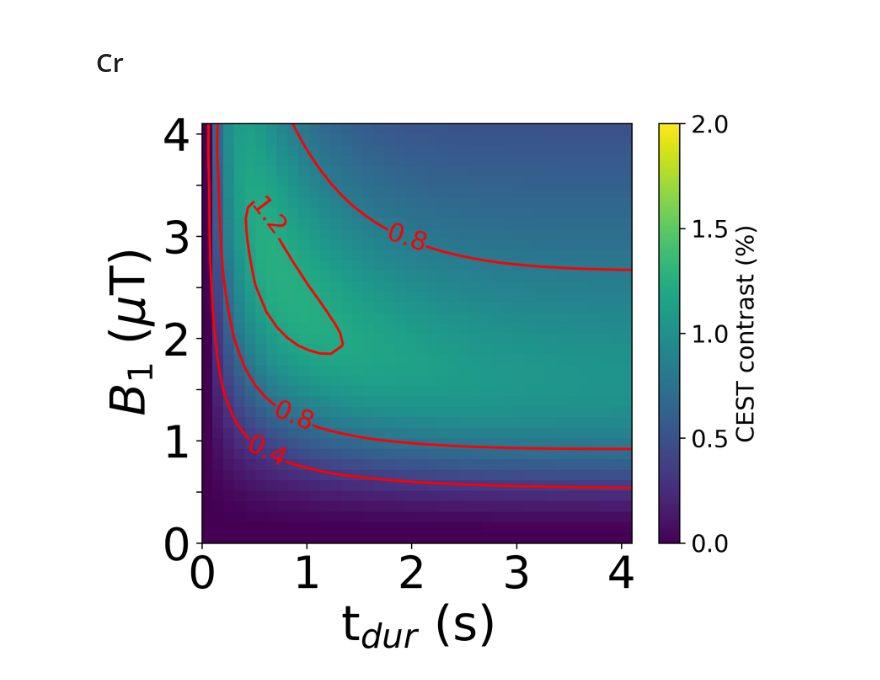
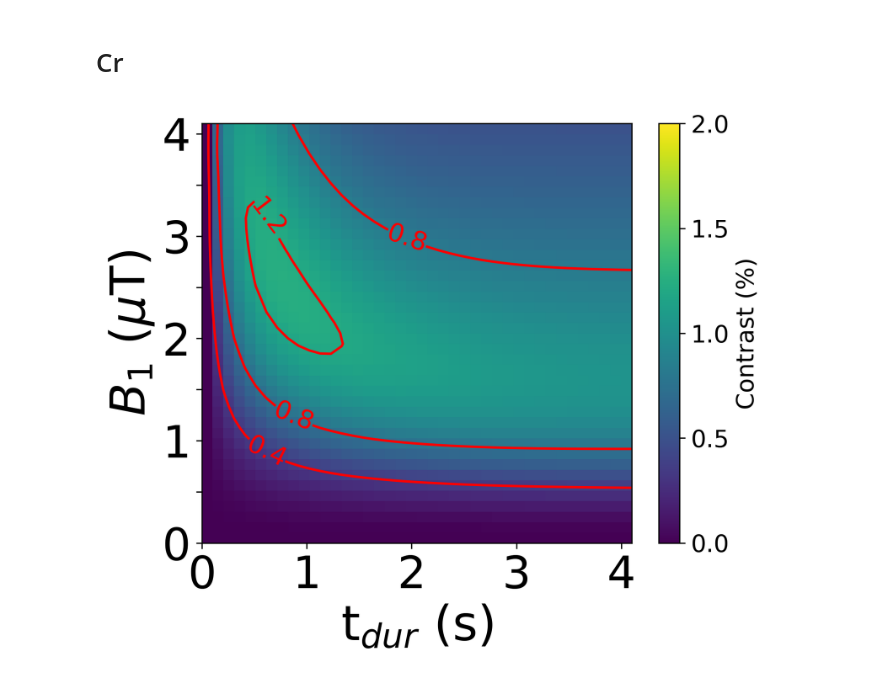
Before and after one commit to ChongxueBie/RF-labeling-techniques-in-CEST-MRI, a Jupyter notebook: py2-tdur-B1-CESTcontrast-Figure7.ipynb, the cells around one changed output. Cells and saved outputs as stored; diff of their text form; code cells hidden in the pictures.

```diff
--- a/py2-tdur-B1-CESTcontrast-Figure7.ipynb
+++ b/py2-tdur-B1-CESTcontrast-Figure7.ipynb
@@ -71,19 +71,19 @@ save_dir = '/Volumes/T7/CEST_labeling/data/'
 from scipy.io import savemat
 savemat(save_dir + 'simulationMatrix_B1_tsat_7T_20210215.mat', {'Data':simulationMatrix})
 # %%
-# save_dir = '/Volumes/T7/CEST_labeling/data/'
-# from scipy.io import loadmat
-# simulationMatrix_save=loadmat(save_dir + 'simulationMatrix_B1_tsat_7T_20210215.mat')['Data']
+save_dir = '/Volumes/T7/CEST_labeling/data/'
+from scipy.io import loadmat
+simulationMatrix_save=loadmat(save_dir + 'simulationMatrix_B1_tsat_7T_20210215.mat')['Data']
 
 
-# pulse_powers = linspace(0.0, 4.1, 41)
-# pulse_durations = linspace(0.0, 4.1, 41)
+pulse_powers = linspace(0.0, 4.1, 41)
+pulse_durations = linspace(0.0, 4.1, 41)
 
-# simulationMatrix = simulationMatrix_save
-# simulationMatrix.shape
+simulationMatrix = simulationMatrix_save
+simulationMatrix.shape
 
-# pulse_powers = pulse_powers
-# pulse_durations = pulse_durations
+pulse_powers = pulse_powers
+pulse_durations = pulse_durations
 # %%
 # new matrix with the signal differences
 differenceMatrix = zeros((simulationMatrix.shape[0]-1, simulationMatrix.shape[1], simulationMatrix.shape[2], simulationMatrix.shape[3]))
@@ -270,29 +266,29 @@ ax1.tick_params(labelsize=15)
 # %%
 # contourf(X, Y, max_contrast[2], 5, cmap='RdGy')
 fig, ax = plt.subplots(figsize=(6,4.81),dpi=300)
 
 
 contours = plt.contour(X, Y, 100*max_contrast[3], 3, colors='r')
 plt.clabel(contours, inline=True, fmt='%1.1f',fontsize=16)
 
 im = ax.pcolormesh(X, Y, 100*max_contrast[3], vmin=0, vmax=2)
 cbar = fig.colorbar(im, ticks=[0, 0.5, 1, 1.5, 2])
 cbar.ax.tick_params(labelsize=15)
-cbar.set_label('CEST contrast (%)', fontsize=15)
+cbar.set_label('Contrast (%)', fontsize=15)
 
 y_label_list = ['0','','1','','2','','3','','4']
 ax.set_yticklabels(y_label_list, fontsize=28)
 
 
 x_label_list = ['0','1','2','3','4']
 ax.set_xticklabels(x_label_list, fontsize=28)
 
 plt.ylabel('$B$$_{1}}$ ($\mu$T)', fontsize=30)
 plt.xlabel('t$_{dur}}$ (s)', fontsize=30)
 # plt.title('saturation efficiency ($\\alpha$)', fontsize=25)
 # l(r'$\lambda$')
 
 plt.show()
 # %% [output]
-[figure, old version]
+[figure, new version]
 # %%
```
Also changed, not shown: parts of 3 cells of this notebook, 1 other file.
